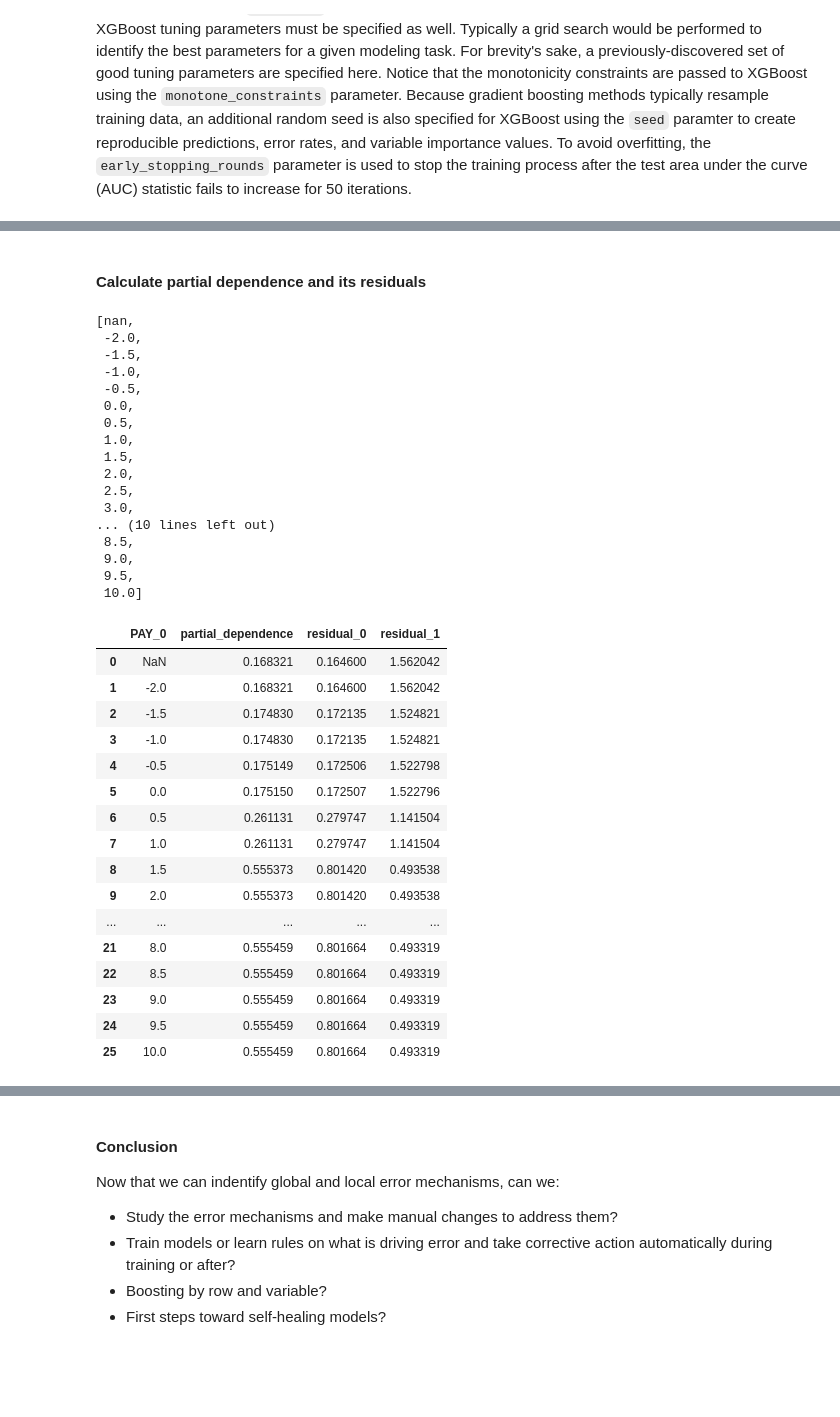
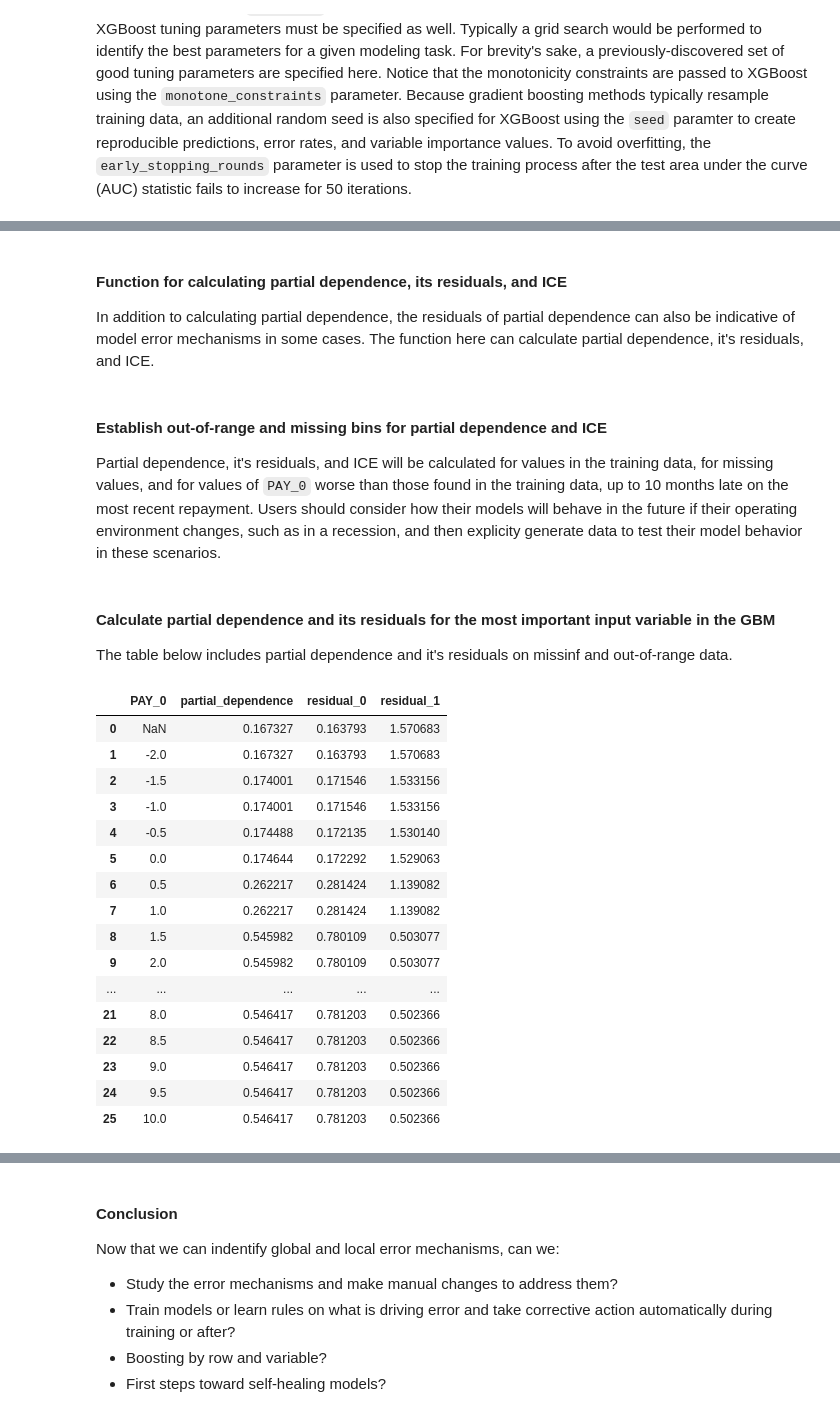
Before and after one commit to jphall663/interpretable_machine_learning_with_python, a Jupyter notebook: debugging_sens_analysis_redux.ipynb, the cells around one changed output, grey strips where cells are left out. Drawn from its saved outputs; the diff is of its cells as text; code cells hidden in the pictures; blank space fills up the shorter version.

```diff
--- a/debugging_sens_analysis_redux.ipynb
+++ b/debugging_sens_analysis_redux.ipynb
@@ -235,3 +245,6 @@ Three-panel plot with:
+# %% [markdown]
+#### Function for calculating partial dependence, its residuals, and ICE
+In addition to calculating partial dependence, the residuals of partial dependence can also be indicative of model error mechanisms in some cases. The function here can calculate partial dependence, it's residuals, and ICE.
 # %%
 def par_dep(xs, frame, model, y=None, resid=False, abs_=False, resolution=20, bins=None):
 
@@ -319,52 +333,40 @@ def par_dep(xs, frame, model, y=None, resid=False, abs_=False, resolution=20, bi
     frame.loc[:, xs] = col_cache
 
     return return_frame
-# %% [markdown]
-#### Calculate partial dependence and its residuals
+# %% [markdown]
+#### Establish out-of-range and missing bins for partial dependence and ICE
+Partial dependence, it's residuals, and ICE will be calculated for values in the training data, for missing values, and for values of `PAY_0` worse than those found in the training data, up to 10 months late on the most recent repayment. Users should consider how their models will behave in the future if their operating environment changes, such as in a recession, and then explicity generate data to test their model behavior in these scenarios.
 # %%
 bins = [np.nan, -2.0, -1.5, -1.0, -0.5, 0.0, 0.5, 1.0, 1.5, 2.0, 2.5, 3.0, 3.5, 4.0, 4.5, 5.0, 5.5, 6.0, 6.5, 7.0, 7.5, 8.0, 8.5, 9.0, 9.5, 10.0]
-bins
-# %% [output]
-[nan,
- -2.0,
- -1.5,
- -1.0,
- -0.5,
- 0.0,
- 0.5,
- 1.0,
- 1.5,
- 2.0,
- 2.5,
- 3.0,
-... (10 lines left out)
- 8.5,
- 9.0,
- 9.5,
- 10.0]
+# %% [markdown]
+#### Calculate partial dependence and its residuals for the most important input variable in the GBM
+The table below includes partial dependence and it's residuals on missinf and out-of-range data.
 # %%
-pardep_PAY_0 = par_dep('PAY_0', test[X], xgb_model, bins=bins)
-bins = list(pardep_PAY_0['PAY_0'])
+# calculate partial dependence
+par_dep_PAY_0 = par_dep('PAY_0', test[X], xgb_model, bins=bins)
 
-pardep_PAY_0['residual_0'] = par_dep('PAY_0', test.loc[test[y] == 0, X + [y]], xgb_model, y=y, resid=True, bins=bins)['residual']
-pardep_PAY_0['residual_1'] = par_dep('PAY_0', test.loc[test[y] == 1, X + [y]], xgb_model, y=y, resid=True, bins=bins)['residual']
+# calculate both classes of residuals on the same bins as above
+bins = list(par_dep_PAY_0['PAY_0'])
+par_dep_PAY_0['residual_0'] = par_dep('PAY_0', test.loc[test[y] == 0, X + [y]], xgb_model, y=y, resid=True, bins=bins)['residual']
+par_dep_PAY_0['residual_1'] = par_dep('PAY_0', test.loc[test[y] == 1, X + [y]], xgb_model, y=y, resid=True, bins=bins)['residual']
 
-pardep_PAY_0
+# display
+par_dep_PAY_0
 # %% [output]
 |  | PAY_0 | partial_dependence | residual_0 | residual_1 |
-| 0 | NaN | 0.168321 | 0.164600 | 1.562042 |
-| 1 | -2.0 | 0.168321 | 0.164600 | 1.562042 |
-| 2 | -1.5 | 0.174830 | 0.172135 | 1.524821 |
-| 3 | -1.0 | 0.174830 | 0.172135 | 1.524821 |
-| 4 | -0.5 | 0.175149 | 0.172506 | 1.522798 |
-| 5 | 0.0 | 0.175150 | 0.172507 | 1.522796 |
-| 6 | 0.5 | 0.261131 | 0.279747 | 1.141504 |
-| 7 | 1.0 | 0.261131 | 0.279747 | 1.141504 |
-| 8 | 1.5 | 0.555373 | 0.801420 | 0.493538 |
-| 9 | 2.0 | 0.555373 | 0.801420 | 0.493538 |
+| 0 | NaN | 0.167327 | 0.163793 | 1.570683 |
+| 1 | -2.0 | 0.167327 | 0.163793 | 1.570683 |
+| 2 | -1.5 | 0.174001 | 0.171546 | 1.533156 |
+| 3 | -1.0 | 0.174001 | 0.171546 | 1.533156 |
+| 4 | -0.5 | 0.174488 | 0.172135 | 1.530140 |
+| 5 | 0.0 | 0.174644 | 0.172292 | 1.529063 |
+| 6 | 0.5 | 0.262217 | 0.281424 | 1.139082 |
+| 7 | 1.0 | 0.262217 | 0.281424 | 1.139082 |
+| 8 | 1.5 | 0.545982 | 0.780109 | 0.503077 |
+| 9 | 2.0 | 0.545982 | 0.780109 | 0.503077 |
 | ... | ... | ... | ... | ... |
-| 21 | 8.0 | 0.555459 | 0.801664 | 0.493319 |
-| 22 | 8.5 | 0.555459 | 0.801664 | 0.493319 |
-| 23 | 9.0 | 0.555459 | 0.801664 | 0.493319 |
-| 24 | 9.5 | 0.555459 | 0.801664 | 0.493319 |
-| 25 | 10.0 | 0.555459 | 0.801664 | 0.493319 |
+| 21 | 8.0 | 0.546417 | 0.781203 | 0.502366 |
+| 22 | 8.5 | 0.546417 | 0.781203 | 0.502366 |
+| 23 | 9.0 | 0.546417 | 0.781203 | 0.502366 |
+| 24 | 9.5 | 0.546417 | 0.781203 | 0.502366 |
+| 25 | 10.0 | 0.546417 | 0.781203 | 0.502366 |
```
Also changed, not shown: parts of 27 cells of this notebook.
